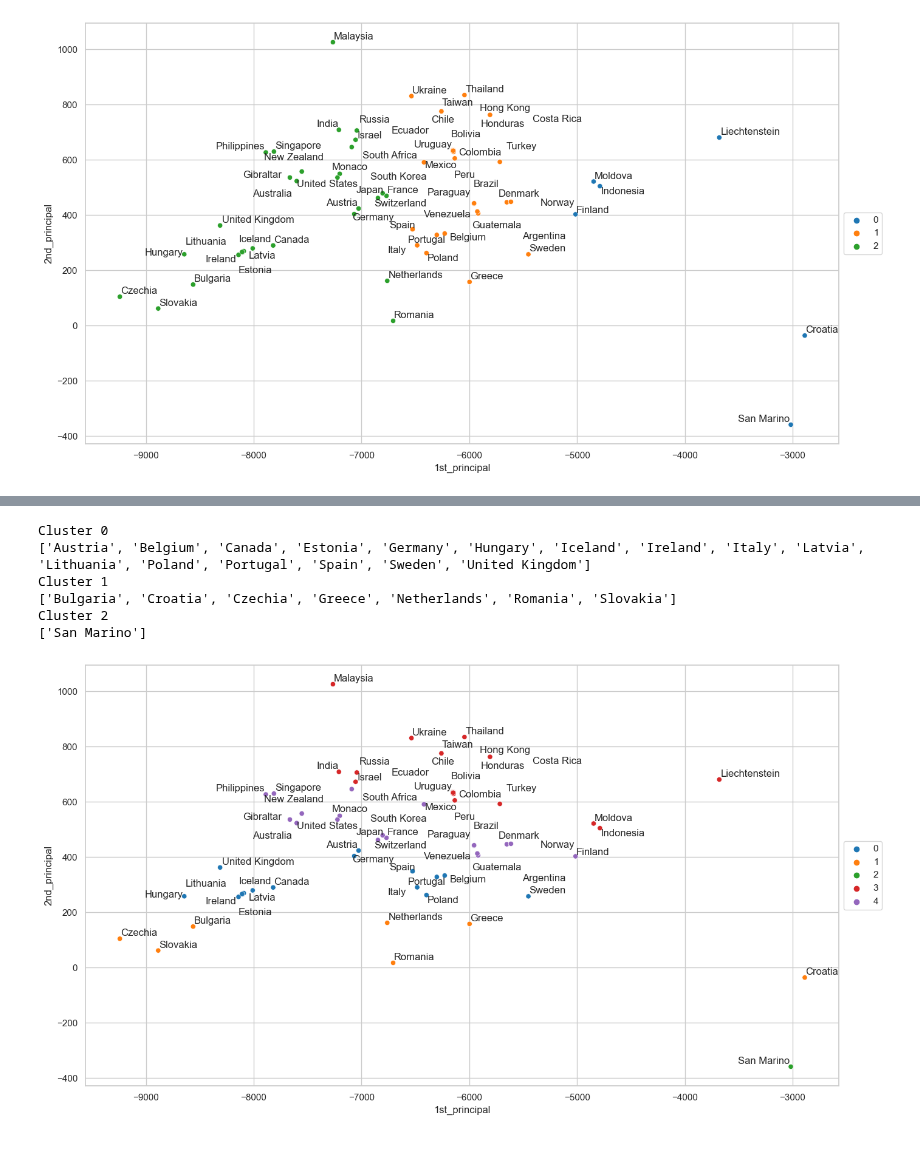
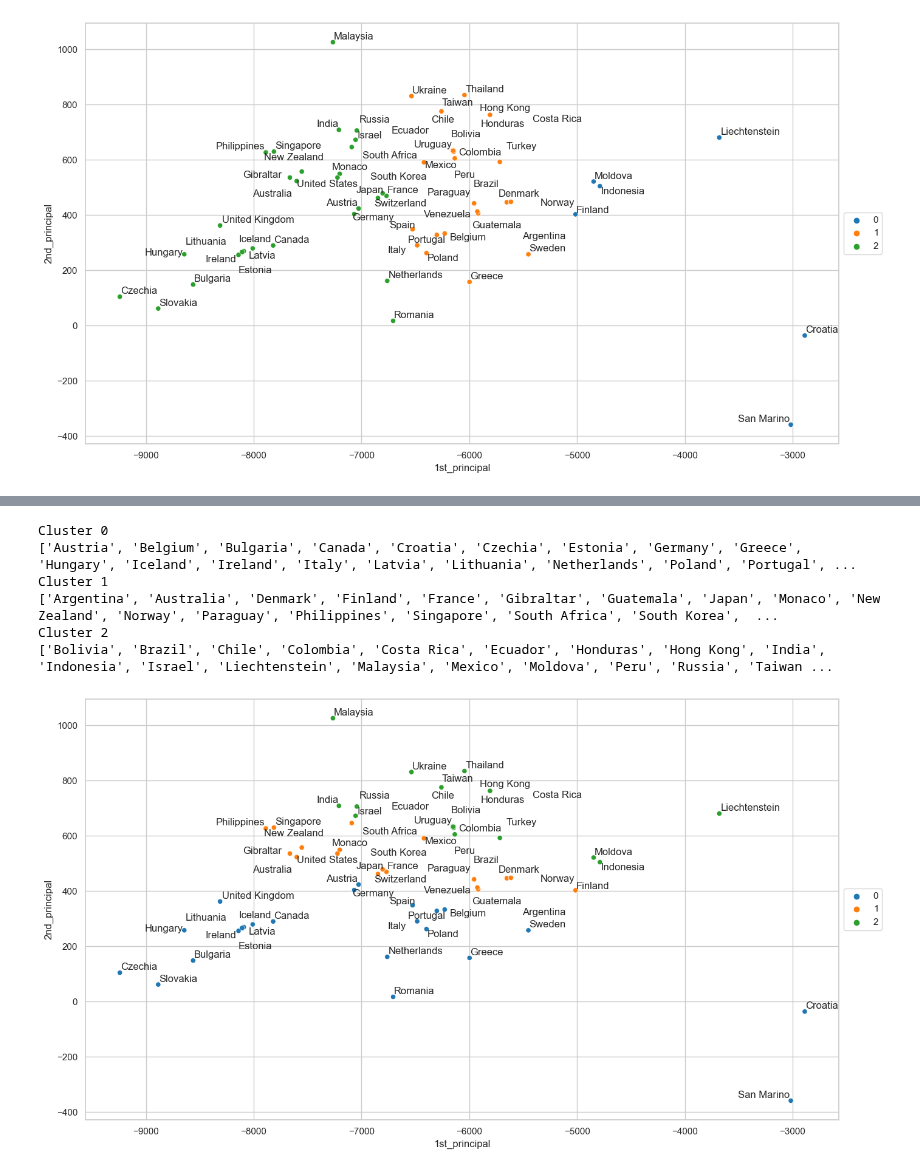
Before and after one commit to trajanov/BigDataAnalytics, a Jupyter notebook: Notebooks/Spark-Example-22-Mllib-Clustering.ipynb, the cells around one changed output, grey strips where cells are left out. Drawn from its saved outputs; the diff is of its cells as text; code cells hidden in the pictures.

```diff
--- a/Notebooks/Spark-Example-22-Mllib-Clustering.ipynb
+++ b/Notebooks/Spark-Example-22-Mllib-Clustering.ipynb
@@ -161,18 +164,18 @@ plot_clustering(data,predictions)
 # %%
 from pyspark.ml.clustering import BisectingKMeans
-bkm =BisectingKMeans(featuresCol='features', k=5, distanceMeasure="cosine")
+bkm =BisectingKMeans(featuresCol='features', k=3, distanceMeasure="cosine")
 model=bkm.fit(data)
 predictions=model.transform(data)
 for i in range(num_clusters):
     print("Cluster",i)
     c = predictions.filter(F.col("prediction")== i).select("Country").rdd.map(tuple).map(lambda x: x[0]).collect()
     print(c)
 plot_clustering(data,predictions)
 # %% [output]
 Cluster 0
-['Austria', 'Belgium', 'Canada', 'Estonia', 'Germany', 'Hungary', 'Iceland', 'Ireland', 'Italy', 'Latvia', 'Lithuania', 'Poland', 'Portugal', 'Spain', 'Sweden', 'United Kingdom']
+['Austria', 'Belgium', 'Bulgaria', 'Canada', 'Croatia', 'Czechia', 'Estonia', 'Germany', 'Greece', 'Hungary', 'Iceland', 'Ireland', 'Italy', 'Latvia', 'Lithuania', 'Netherlands', 'Poland', 'Portugal', ...
 Cluster 1
-['Bulgaria', 'Croatia', 'Czechia', 'Greece', 'Netherlands', 'Romania', 'Slovakia']
+['Argentina', 'Australia', 'Denmark', 'Finland', 'France', 'Gibraltar', 'Guatemala', 'Japan', 'Monaco', 'New Zealand', 'Norway', 'Paraguay', 'Philippines', 'Singapore', 'South Africa', 'South Korea',  ...
 Cluster 2
-['San Marino']
+['Bolivia', 'Brazil', 'Chile', 'Colombia', 'Costa Rica', 'Ecuador', 'Honduras', 'Hong Kong', 'India', 'Indonesia', 'Israel', 'Liechtenstein', 'Malaysia', 'Mexico', 'Moldova', 'Peru', 'Russia', 'Taiwan ...
-[figure, old version]
+[figure, new version]
```
Also changed, not shown: parts of 2 cells of this notebook, 1 other file.
